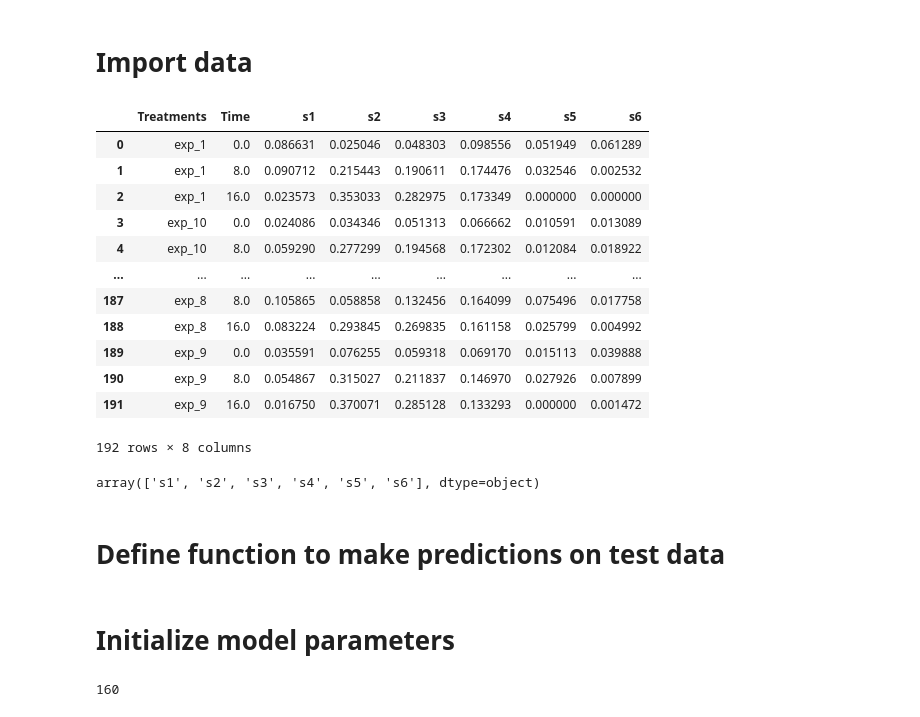
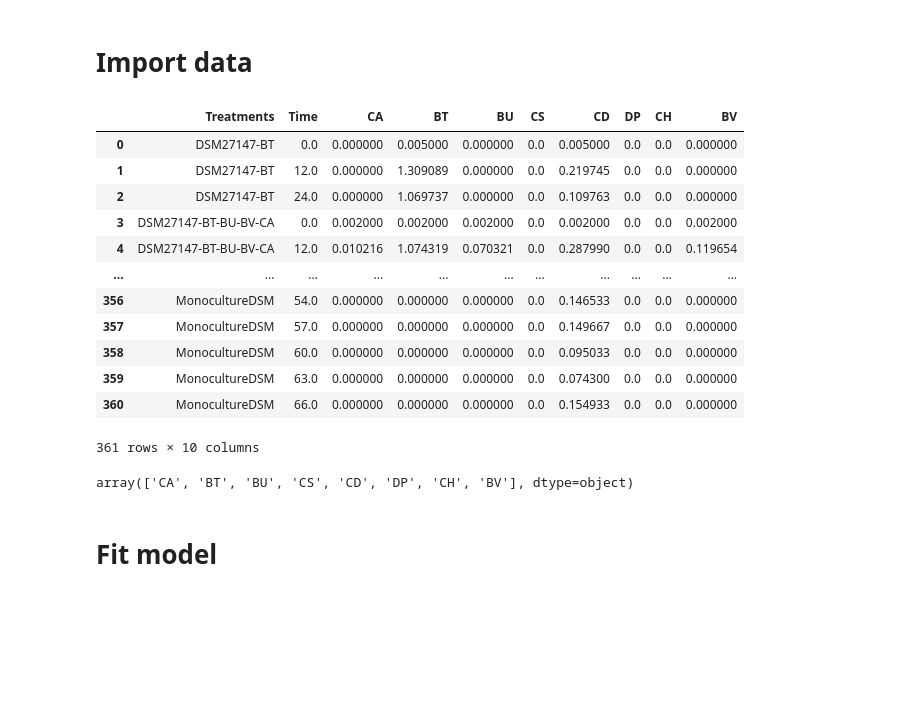
Before and after one commit to JaronThompson/BAMF, a Jupyter notebook: EDA.ipynb, the cells around one changed output. Drawn from its saved outputs; the diff is of its cells as text; code cells hidden in the pictures; blank space fills up the shorter version.

```diff
--- a/EDA.ipynb
+++ b/EDA.ipynb
@@ -71,74 +30,28 @@ A = torch.tensor(A, dtype=torch.float32)
 # Import data
 # %%
 # used later for model validation
-# gLV_data = pd.read_csv("gLV_data/DSM_processed_mono.csv")
-gLV_data = pd.read_csv("gLV_data/gLV_data_for_CR.csv")
+gLV_data = pd.read_csv("gLV_data/DSM_processed_mono.csv")
+# gLV_data = pd.read_csv("gLV_data/gLV_data_for_CR.csv")
 gLV_data
 # %% [output]
-|  | Treatments | Time | s1 | s2 | s3 | s4 | s5 | s6 |
-| 0 | exp_1 | 0.0 | 0.086631 | 0.025046 | 0.048303 | 0.098556 | 0.051949 | 0.061289 |
-| 1 | exp_1 | 8.0 | 0.090712 | 0.215443 | 0.190611 | 0.174476 | 0.032546 | 0.002532 |
-| 2 | exp_1 | 16.0 | 0.023573 | 0.353033 | 0.282975 | 0.173349 | 0.000000 | 0.000000 |
-| 3 | exp_10 | 0.0 | 0.024086 | 0.034346 | 0.051313 | 0.066662 | 0.010591 | 0.013089 |
-| 4 | exp_10 | 8.0 | 0.059290 | 0.277299 | 0.194568 | 0.172302 | 0.012084 | 0.018922 |
-| ... | ... | ... | ... | ... | ... | ... | ... | ... |
-| 187 | exp_8 | 8.0 | 0.105865 | 0.058858 | 0.132456 | 0.164099 | 0.075496 | 0.017758 |
-| 188 | exp_8 | 16.0 | 0.083224 | 0.293845 | 0.269835 | 0.161158 | 0.025799 | 0.004992 |
-| 189 | exp_9 | 0.0 | 0.035591 | 0.076255 | 0.059318 | 0.069170 | 0.015113 | 0.039888 |
-| 190 | exp_9 | 8.0 | 0.054867 | 0.315027 | 0.211837 | 0.146970 | 0.027926 | 0.007899 |
-| 191 | exp_9 | 16.0 | 0.016750 | 0.370071 | 0.285128 | 0.133293 | 0.000000 | 0.001472 |
+|  | Treatments | Time | CA | BT | BU | CS | CD | DP | CH | BV |
+| 0 | DSM27147-BT | 0.0 | 0.000000 | 0.005000 | 0.000000 | 0.0 | 0.005000 | 0.0 | 0.0 | 0.000000 |
+| 1 | DSM27147-BT | 12.0 | 0.000000 | 1.309089 | 0.000000 | 0.0 | 0.219745 | 0.0 | 0.0 | 0.000000 |
+| 2 | DSM27147-BT | 24.0 | 0.000000 | 1.069737 | 0.000000 | 0.0 | 0.109763 | 0.0 | 0.0 | 0.000000 |
+| 3 | DSM27147-BT-BU-BV-CA | 0.0 | 0.002000 | 0.002000 | 0.002000 | 0.0 | 0.002000 | 0.0 | 0.0 | 0.002000 |
+| 4 | DSM27147-BT-BU-BV-CA | 12.0 | 0.010216 | 1.074319 | 0.070321 | 0.0 | 0.287990 | 0.0 | 0.0 | 0.119654 |
+| ... | ... | ... | ... | ... | ... | ... | ... | ... | ... | ... |
+| 356 | MonocultureDSM | 54.0 | 0.000000 | 0.000000 | 0.000000 | 0.0 | 0.146533 | 0.0 | 0.0 | 0.000000 |
+| 357 | MonocultureDSM | 57.0 | 0.000000 | 0.000000 | 0.000000 | 0.0 | 0.149667 | 0.0 | 0.0 | 0.000000 |
+| 358 | MonocultureDSM | 60.0 | 0.000000 | 0.000000 | 0.000000 | 0.0 | 0.095033 | 0.0 | 0.0 | 0.000000 |
+| 359 | MonocultureDSM | 63.0 | 0.000000 | 0.000000 | 0.000000 | 0.0 | 0.074300 | 0.0 | 0.0 | 0.000000 |
+| 360 | MonocultureDSM | 66.0 | 0.000000 | 0.000000 | 0.000000 | 0.0 | 0.154933 | 0.0 | 0.0 | 0.000000 |
-192 rows × 8 columns
+361 rows × 10 columns
 # %%
 # get species names
 species = gLV_data.columns.values[2:]
 species
 # %% [output]
-array(['s1', 's2', 's3', 's4', 's5', 's6'], dtype=object)
+array(['CA', 'BT', 'BU', 'CS', 'CD', 'DP', 'CH', 'BV'], dtype=object)
-# %% [markdown]
-# Define function to make predictions on test data
 # %% [markdown]
-# Initialize model parameters
+# Fit model
-# %%
-# dimensions
-n_s = len(species)
-n_r = 3
-# input to NN includes species, resources (and maybe also time)
-n_x = n_s + n_r
-
-# CR parameters
-d = -3.*np.ones(n_s)
-C = np.random.uniform(-1., 0., [n_r, n_s])
-P = np.random.uniform(-5., -1., [n_r, n_s])
-K = np.ones(n_r)
-
-# dimension of hidden layer
-n_h = 4
-
-# map to hidden dimension
-p_std = 1./np.sqrt(n_x)
-W1 = p_std*np.random.randn(n_h, n_x)
-b1 = np.random.randn(n_h)
-
-# parameters to compute efficiency matrix
-p_std = 1./np.sqrt(n_h)
-W2 = p_std*np.random.randn(n_r+2*n_s, n_h)
-b2 = np.random.randn(n_r+2*n_s)
-
-# concatenate parameter initial guess
-params = np.concatenate((d, W1.flatten(), b1, C.flatten(), W2.flatten(), b2.flatten(), P.flatten(), K))
-
-# set prior so that C is sparse
-W1prior = np.zeros_like(W1)
-b1prior = np.zeros_like(b1)
-Cprior = -5.*np.ones([n_r, n_s])
-Pprior = -5.*np.ones([n_r, n_s])
-W2prior = np.zeros_like(W2)
-b2prior = np.zeros_like(b2)
-
-# concatenate prior
-prior = np.concatenate((d, W1prior.flatten(), b1prior, Cprior.flatten(), W2prior.flatten(), b2prior.flatten(), Pprior.flatten(), K))
-
-n_params = len(params)
-n_params
-# %% [output]
-160
```
Also changed, not shown: parts of 28 cells of this notebook, 7 other files.
